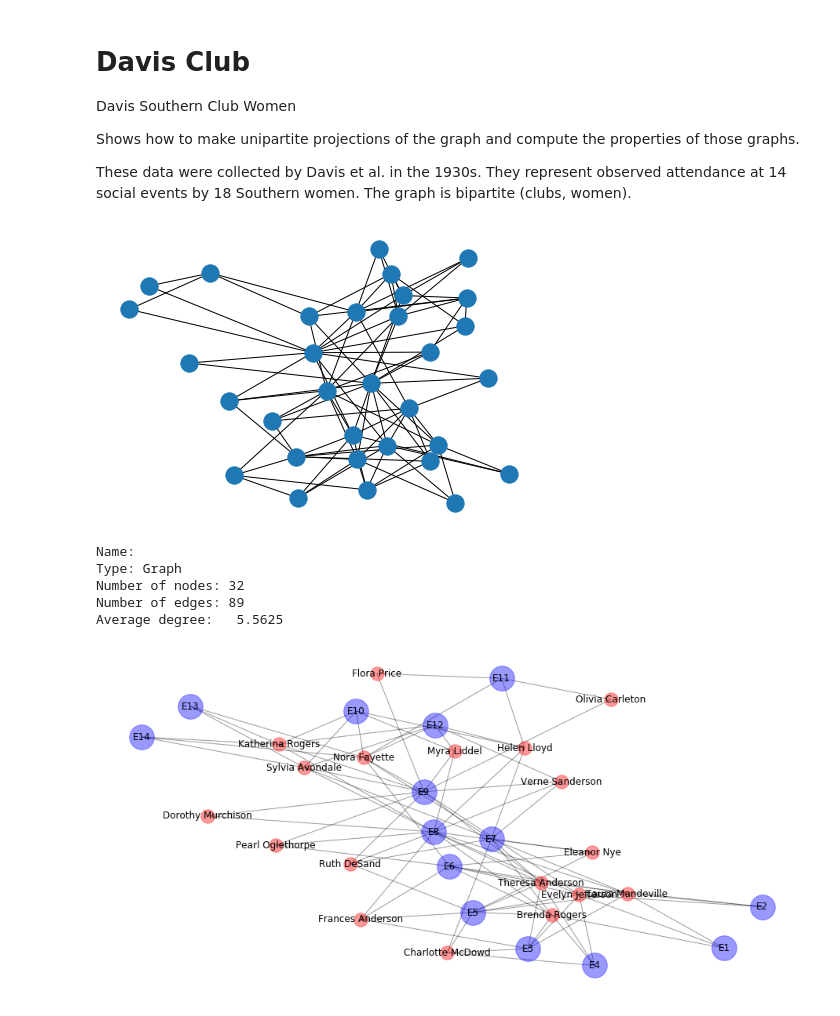
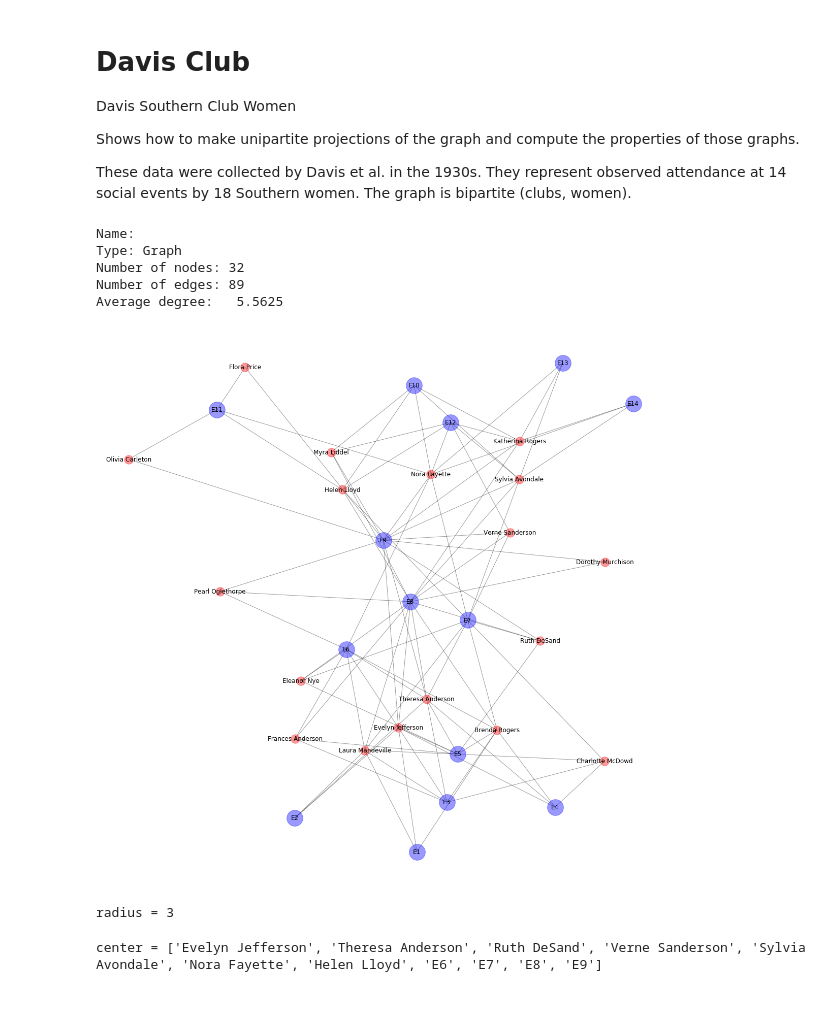
Before and after one commit to cwong79/DATA620, a Jupyter notebook: plot_davis_club.ipynb, the cells around one changed output. Cells and saved outputs as stored; diff of their text form; code cells hidden in the pictures.

```diff
--- a/plot_davis_club.ipynb
+++ b/plot_davis_club.ipynb
@@ -21,14 +21,7 @@ import plotly.graph_objects as go
 
 G = nx.davis_southern_women_graph()
 women = G.graph['top']
-clubs = G.graph['bottom']
-
-W = bipartite.weighted_projected_graph(G, women, ratio=False)
-
-nx.draw(G)
-plt.show()
+events = G.graph['bottom']
-# %% [output]
-[figure, removed]
 # %%
 print(nx.info(G))
 # %% [output]
@@ -38,16 +31,23 @@ Number of nodes: 32
 Number of edges: 89
 Average degree:   5.5625
 # %%
-women = G.graph['top']
-events = G.graph['bottom']
 women, events = nx.bipartite.sets(G)
-
-plt.rcParams["figure.figsize"] = (16,8)
+plt.rcParams["figure.figsize"] = (20,20)
 plt.axis('off')
 pos=nx.spring_layout(G)
 nx.draw_networkx_nodes(G, pos, nodelist=women, node_color='red', alpha = 0.4)
 nx.draw_networkx_nodes(G, pos, nodelist=events, node_color='blue', alpha = 0.4, node_size = 1000)
 nx.draw_networkx_edges(G, pos, alpha = 0.4)
 nx.draw_networkx_labels(G, pos);
 # %% [output]
-[figure, old version]
+[figure, new version]
+# %%
+print('radius =', nx.radius(G))
+
+#Of our connected subgraph, the radius, or the minimum eccentricity, runs the distance from each node to all other nodes, and then returns the minimum measure of that. In other words, of all the nodes, what is the shortest distance between a node and all other nodes.
+# %% [output]
+radius = 3
+# %%
+print('center =', nx.center(G))
+# %% [output]
+center = ['Evelyn Jefferson', 'Theresa Anderson', 'Ruth DeSand', 'Verne Sanderson', 'Sylvia Avondale', 'Nora Fayette', 'Helen Lloyd', 'E6', 'E7', 'E8', 'E9']
```
Also changed, not shown: parts of 13 cells of this notebook, 1 other file.
